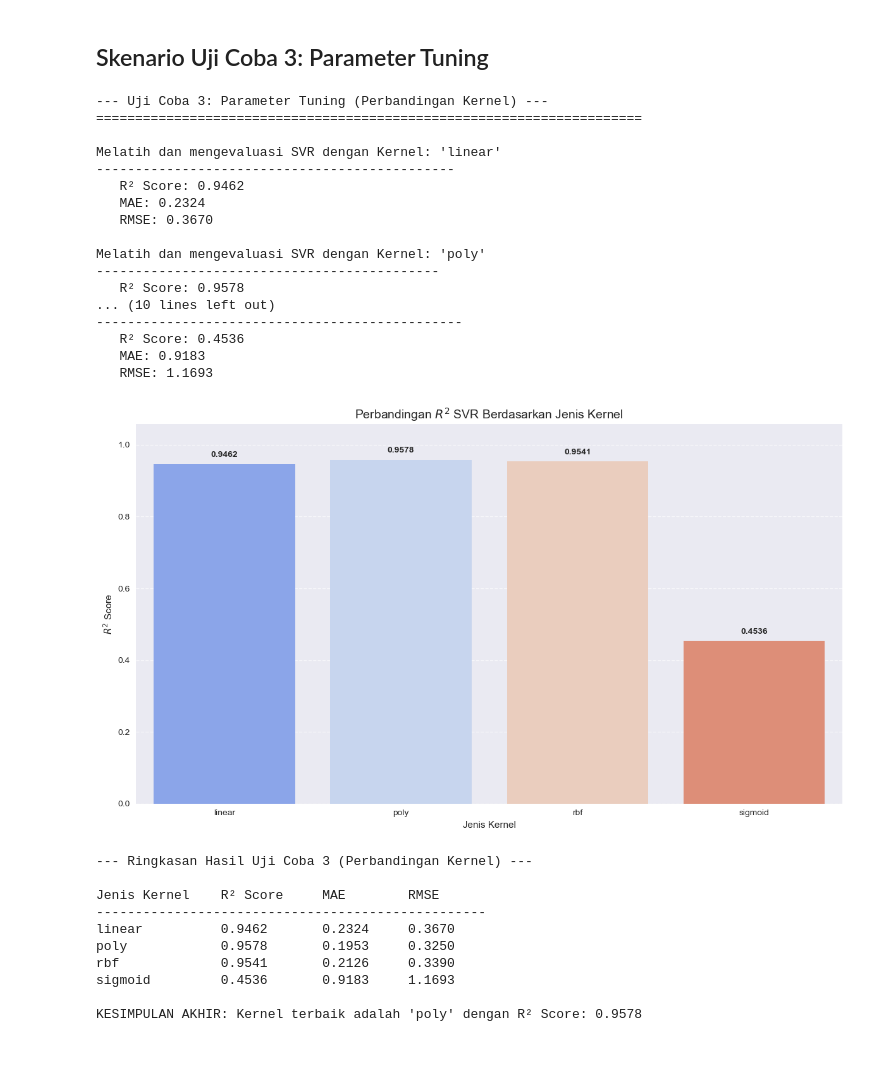
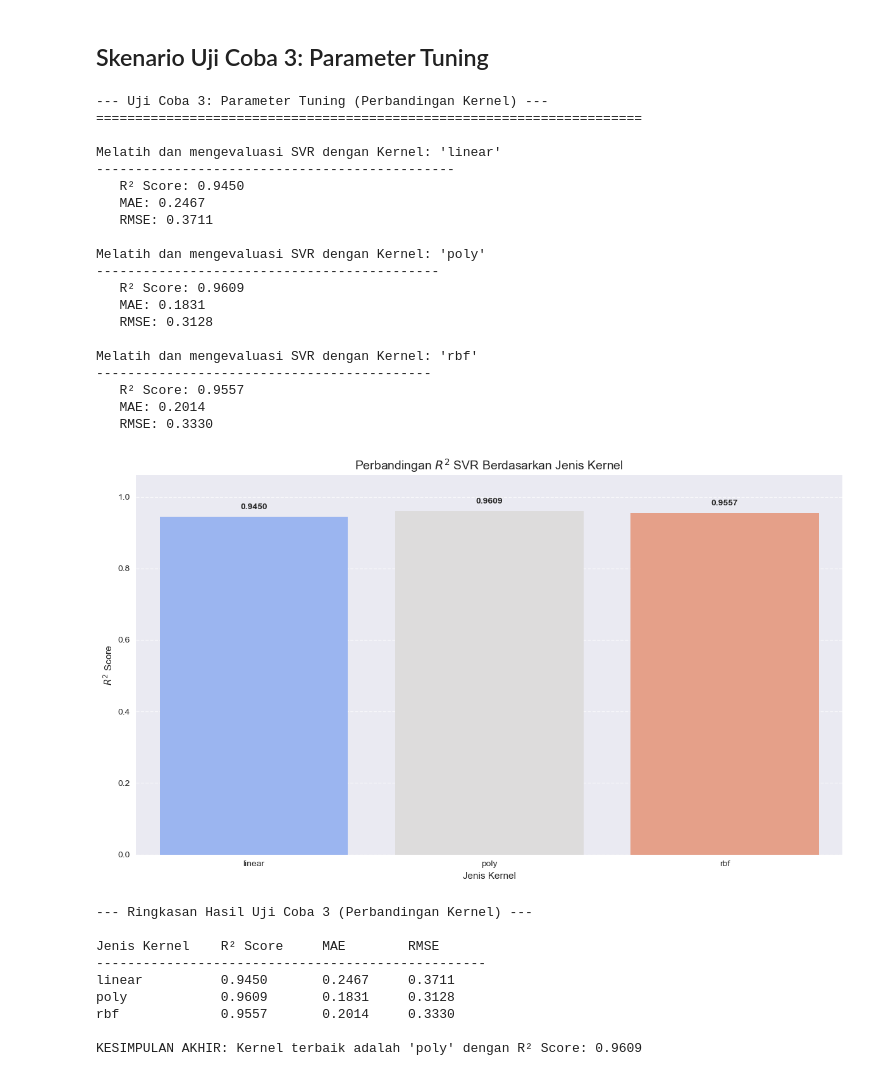
Before and after one commit to tsaqifimtinan/finalproject-kel-8-pm-d, a Jupyter notebook: svm/svm_analysis.ipynb, the cells around one changed output. Drawn from its saved outputs; the diff is of its cells as text; code cells hidden in the pictures.

```diff
--- a/svm/svm_analysis.ipynb
+++ b/svm/svm_analysis.ipynb
@@ -99,13 +176,8 @@ Kolom yang dihapus: ['Student_ID', 'Gender', 'Academic_Level', 'Country', 'Most_
 # %%
-# --- Uji Coba 1: Perbandingan "Selected Feature" ---
-print("\n--- Uji Coba 1: Perbandingan 'Selected Feature') ---")
-print("=" * 65)
+# Sekarang, gunakan fitur yang ditemukan oleh SelectKBest untuk X_selected
+X_selected = X_all[features_selected_by_kbest_optimal]
 
-X_selected = X_all[selected_features] # Mengambil subset dari X_all yang sudah bersih
-
-# Split data into training and testing sets
-# Menggunakan random_state tetap untuk reproduksibilitas
-X_train_all, X_test_all, y_train, y_test = train_test_split(X_all, y, test_size=0.2, random_state=42)
+# Split data for selected features (berdasarkan X_selected yang baru)
 X_train_selected, X_test_selected, _, _ = train_test_split(X_selected, y, test_size=0.2, random_state=42) # y_train dan y_test sama
 
 # Dictionary untuk menyimpan hasil
@@ -127,8 +199,8 @@ print(f"   R² Score: {r2_all_features:.4f}")
 print(f"   MAE: {mae_all_features:.4f}")
 print(f"   RMSE: {rmse_all_features:.4f}")
 
-# Latih dan evaluasi model dengan FITUR TERPILIH
-print("\n2. Melatih dan mengevaluasi SVR dengan FITUR TERPILIH ...")
+# Latih dan evaluasi model dengan FITUR TERPILIH (dari SelectKBest)
+print("\n2. Melatih dan mengevaluasi SVR dengan FITUR TERPILIH (dari SelectKBest)...")
 svr_model_selected.fit(X_train_selected, y_train)
 y_pred_selected = svr_model_selected.predict(X_test_selected)
 r2_selected_features = r2_score(y_test, y_pred_selected)
@@ -297,7 +366,7 @@ print("\n--- Uji Coba 3: Parameter Tuning (Perbandingan Kernel) ---")
 print("=" * 70)
 
 # Daftar kernel yang akan diuji
-kernels_to_test = ['linear', 'poly', 'rbf', 'sigmoid']
+kernels_to_test = ['linear', 'poly', 'rbf']
 
 # Dictionary untuk menyimpan hasil Uji Coba 3
 results_uc3 = {}
@@ -341,53 +410,55 @@ plt.ylim(min(0, min(r2_scores_uc3.values()) - 0.1), max(1, max(r2_scores_uc3.val
 for index, value in enumerate(list(r2_scores_uc3.values())):
     plt.text(index, value + 0.02, f'{value:.4f}', ha='center', fontweight='bold')
 plt.grid(axis='y', linestyle='--', alpha=0.7)
 plt.tight_layout()
 plt.show()
 
 # Ringkasan Hasil Uji Coba 3
 print("\n--- Ringkasan Hasil Uji Coba 3 (Perbandingan Kernel) ---")
 print(f"\n{'Jenis Kernel':<15} {'R² Score':<12} {'MAE':<10} {'RMSE':<10}")
 print("-" * 50)
 best_kernel_r2 = -np.inf
 best_kernel_name = ""
 
 for kernel, metrics in results_uc3.items():
     r2, mae, rmse = metrics['R2'], metrics['MAE'], metrics['RMSE']
     if r2 > best_kernel_r2:
         best_kernel_r2 = r2
         best_kernel_name = kernel
     print(f"{kernel:<15} {r2:<12.4f} {mae:<10.4f} {rmse:<10.4f}")
 
 print(f"\nKESIMPULAN AKHIR: Kernel terbaik adalah '{best_kernel_name}' dengan R² Score: {best_kernel_r2:.4f}")
 # %% [output]
 --- Uji Coba 3: Parameter Tuning (Perbandingan Kernel) ---
 ======================================================================
 
 Melatih dan mengevaluasi SVR dengan Kernel: 'linear'
 ----------------------------------------------
-   R² Score: 0.9462
-   MAE: 0.2324
-   RMSE: 0.3670
+   R² Score: 0.9450
+   MAE: 0.2467
+   RMSE: 0.3711
 
 Melatih dan mengevaluasi SVR dengan Kernel: 'poly'
 --------------------------------------------
-   R² Score: 0.9578
-... (10 lines left out)
------------------------------------------------
-   R² Score: 0.4536
-   MAE: 0.9183
-   RMSE: 1.1693
+   R² Score: 0.9609
+   MAE: 0.1831
+   RMSE: 0.3128
+
+Melatih dan mengevaluasi SVR dengan Kernel: 'rbf'
+-------------------------------------------
+   R² Score: 0.9557
+   MAE: 0.2014
+   RMSE: 0.3330
-[figure, old version]
+[figure, new version]
 --- Ringkasan Hasil Uji Coba 3 (Perbandingan Kernel) ---
 
 Jenis Kernel    R² Score     MAE        RMSE
 --------------------------------------------------
-linear          0.9462       0.2324     0.3670
-poly            0.9578       0.1953     0.3250
-rbf             0.9541       0.2126     0.3390
-sigmoid         0.4536       0.9183     1.1693
+linear          0.9450       0.2467     0.3711
+poly            0.9609       0.1831     0.3128
+rbf             0.9557       0.2014     0.3330
 
-KESIMPULAN AKHIR: Kernel terbaik adalah 'poly' dengan R² Score: 0.9578
+KESIMPULAN AKHIR: Kernel terbaik adalah 'poly' dengan R² Score: 0.9609
 # %%
 print("\n--- Uji Coba 3 (Lanjutan): Parameter Tuning (Menggunakan RandomizedSearchCV) ---")
 print("=" * 80)
```
Also changed, not shown: parts of 9 cells of this notebook.
